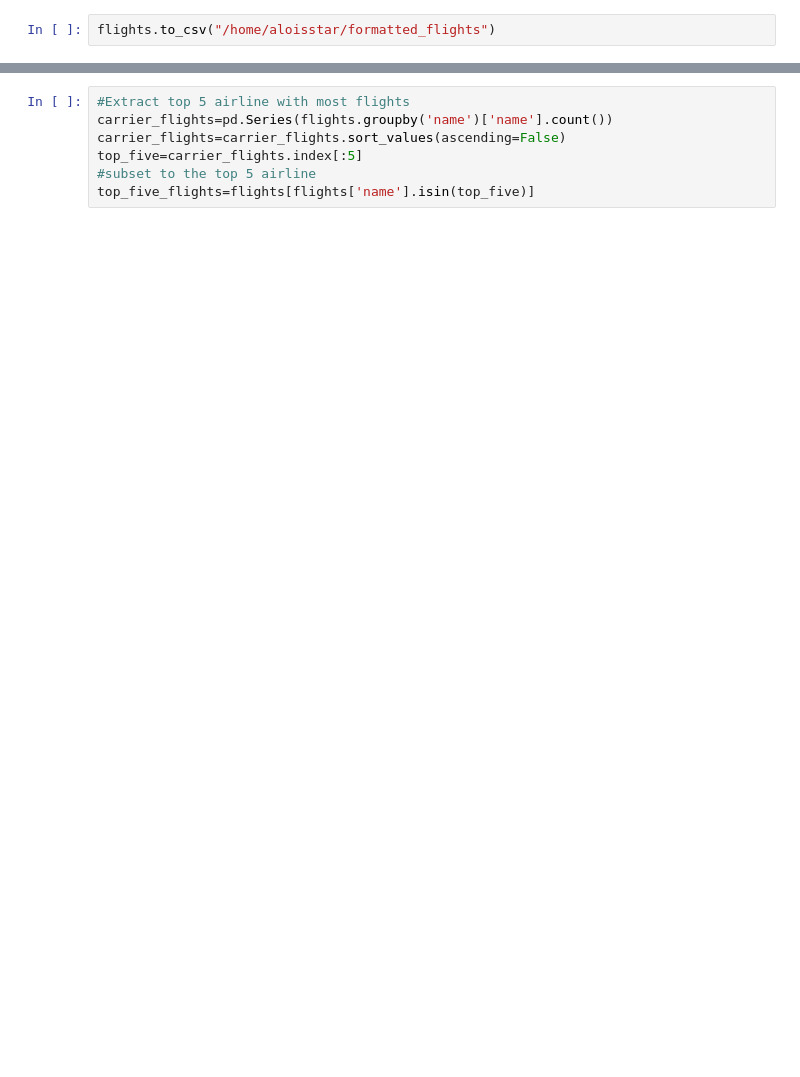
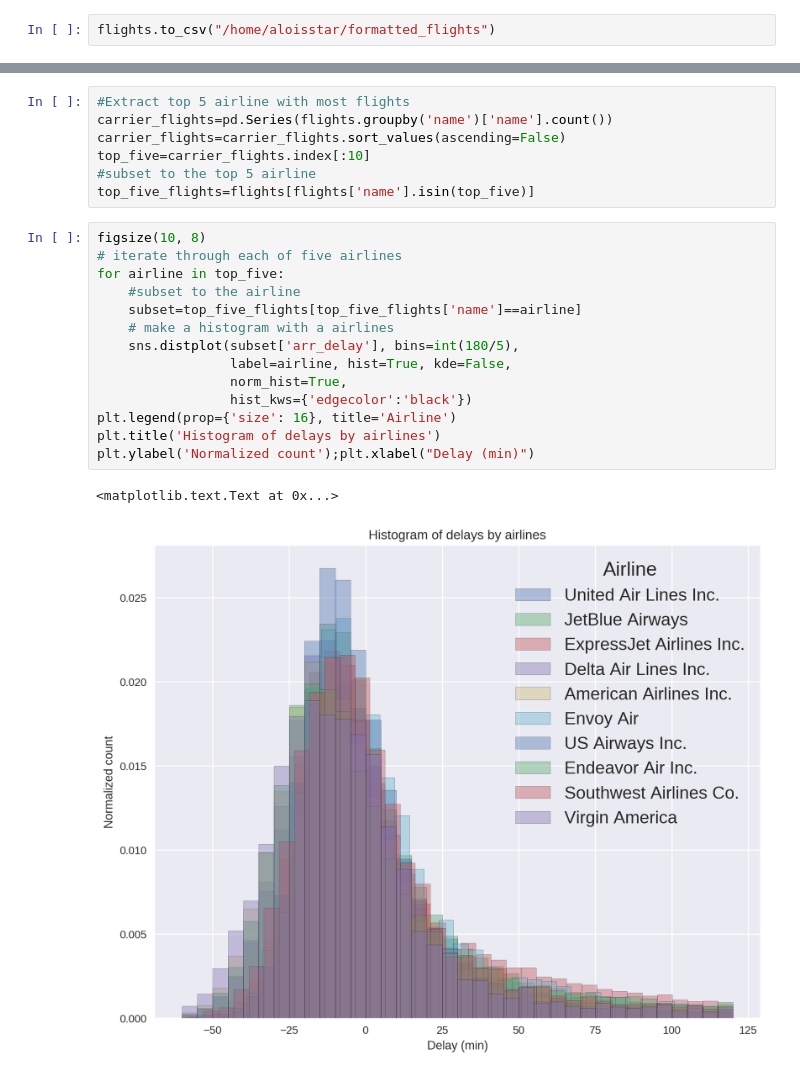
Before and after one commit to aloisstar/Histogram, a Jupyter notebook: Histogram.ipynb, the cells around one changed output, grey strips where cells are left out. Drawn from its saved outputs; the diff is of its cells as text; blank space fills up the shorter version.

```diff
--- a/Histogram.ipynb
+++ b/Histogram.ipynb
@@ -63,6 +93,23 @@ plt.show()
 #Extract top 5 airline with most flights
 carrier_flights=pd.Series(flights.groupby('name')['name'].count())
 carrier_flights=carrier_flights.sort_values(ascending=False)
-top_five=carrier_flights.index[:5]
+top_five=carrier_flights.index[:10]
 #subset to the top 5 airline
 top_five_flights=flights[flights['name'].isin(top_five)]
+# %%
+figsize(10, 8)
+# iterate through each of five airlines
+for airline in top_five:
+    #subset to the airline
+    subset=top_five_flights[top_five_flights['name']==airline]
+    # make a histogram with a airlines
+    sns.distplot(subset['arr_delay'], bins=int(180/5),
+                 label=airline, hist=True, kde=False,
+                 norm_hist=True,
+                 hist_kws={'edgecolor':'black'})
+plt.legend(prop={'size': 16}, title='Airline')
+plt.title('Histogram of delays by airlines')
+plt.ylabel('Normalized count');plt.xlabel("Delay (min)")
+# %% [output]
+<matplotlib.text.Text at 0x...>
+[figure, added]
```
Also changed, not shown: parts of 15 cells of this notebook.
